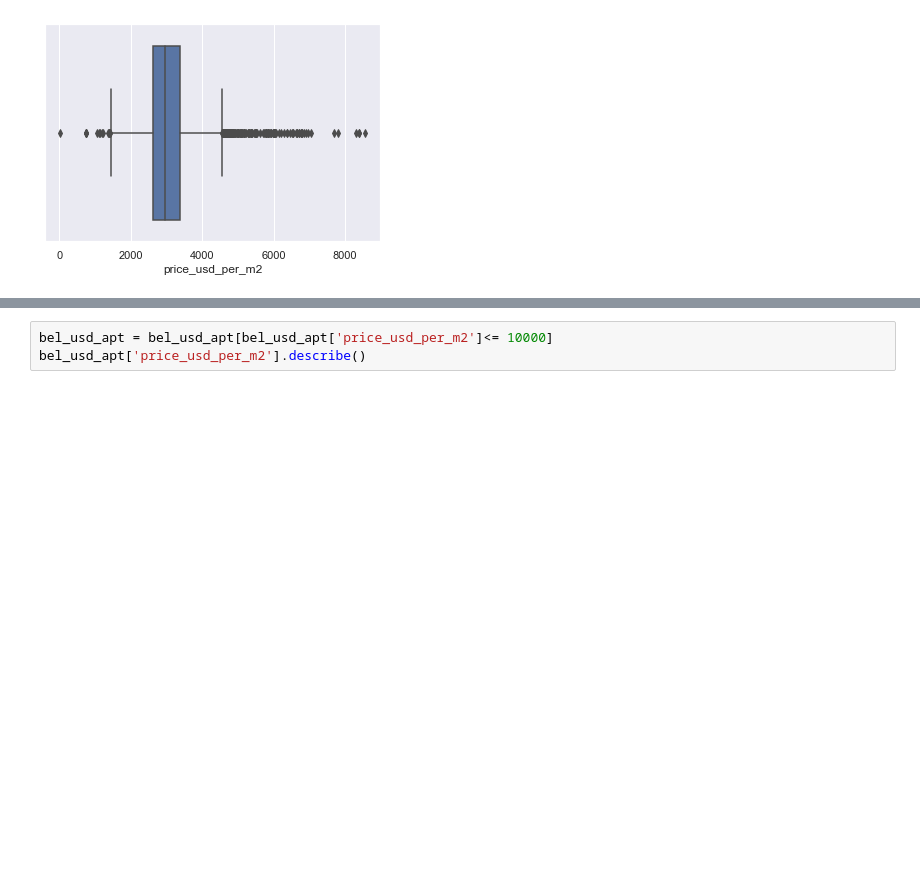
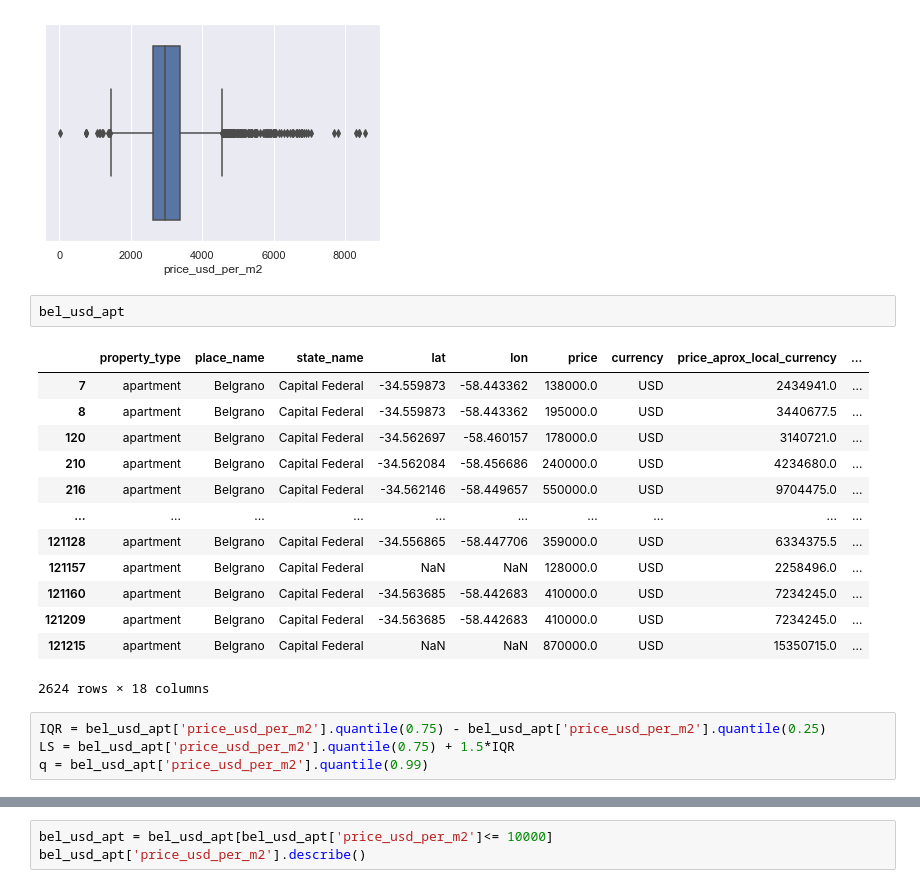
Before and after one commit to carlachka/grupo2dh, a Jupyter notebook: ws1/notebooks/belgrano.ipynb, the cells around one changed output, grey strips where cells are left out. Cells and saved outputs as stored; diff of their text form; blank space fills up the shorter version.

```diff
--- a/ws1/notebooks/belgrano.ipynb
+++ b/ws1/notebooks/belgrano.ipynb
@@ -883,3 +883,23 @@ sns.boxplot(y_b_ppm3)
 # %% [output]
 <AxesSubplot:xlabel='price_usd_per_m2'>
 [figure]
+# %%
+bel_usd_apt
+# %% [output]
+|  | property_type | place_name | state_name | lat | lon | price | currency | price_aprox_local_currency | ... |
+| 7 | apartment | Belgrano | Capital Federal | -34.559873 | -58.443362 | 138000.0 | USD | 2434941.0 | ... |
+| 8 | apartment | Belgrano | Capital Federal | -34.559873 | -58.443362 | 195000.0 | USD | 3440677.5 | ... |
+| 120 | apartment | Belgrano | Capital Federal | -34.562697 | -58.460157 | 178000.0 | USD | 3140721.0 | ... |
+| 210 | apartment | Belgrano | Capital Federal | -34.562084 | -58.456686 | 240000.0 | USD | 4234680.0 | ... |
+| 216 | apartment | Belgrano | Capital Federal | -34.562146 | -58.449657 | 550000.0 | USD | 9704475.0 | ... |
+| ... | ... | ... | ... | ... | ... | ... | ... | ... | ... |
+| 121128 | apartment | Belgrano | Capital Federal | -34.556865 | -58.447706 | 359000.0 | USD | 6334375.5 | ... |
+| 121157 | apartment | Belgrano | Capital Federal | NaN | NaN | 128000.0 | USD | 2258496.0 | ... |
+| 121160 | apartment | Belgrano | Capital Federal | -34.563685 | -58.442683 | 410000.0 | USD | 7234245.0 | ... |
+| 121209 | apartment | Belgrano | Capital Federal | -34.563685 | -58.442683 | 410000.0 | USD | 7234245.0 | ... |
+| 121215 | apartment | Belgrano | Capital Federal | NaN | NaN | 870000.0 | USD | 15350715.0 | ... |
+2624 rows × 18 columns
+# %%
+IQR = bel_usd_apt['price_usd_per_m2'].quantile(0.75) - bel_usd_apt['price_usd_per_m2'].quantile(0.25)
+LS = bel_usd_apt['price_usd_per_m2'].quantile(0.75) + 1.5*IQR
+q = bel_usd_apt['price_usd_per_m2'].quantile(0.99)
```
Also changed, not shown: parts of 7 cells of this notebook.
